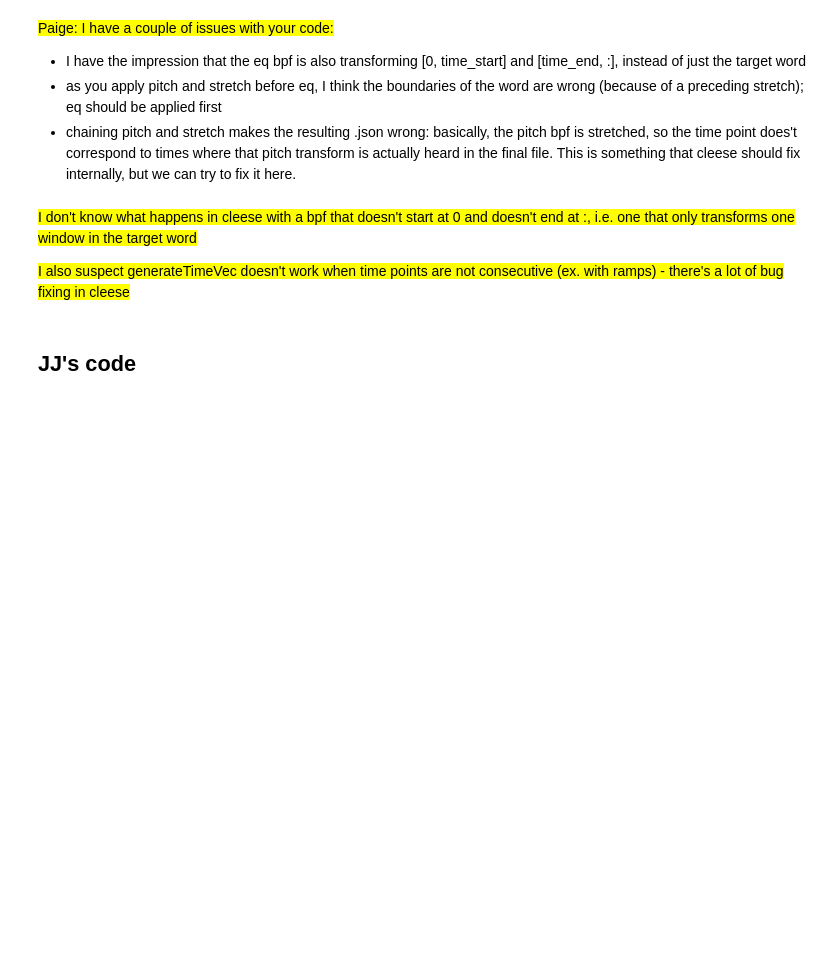
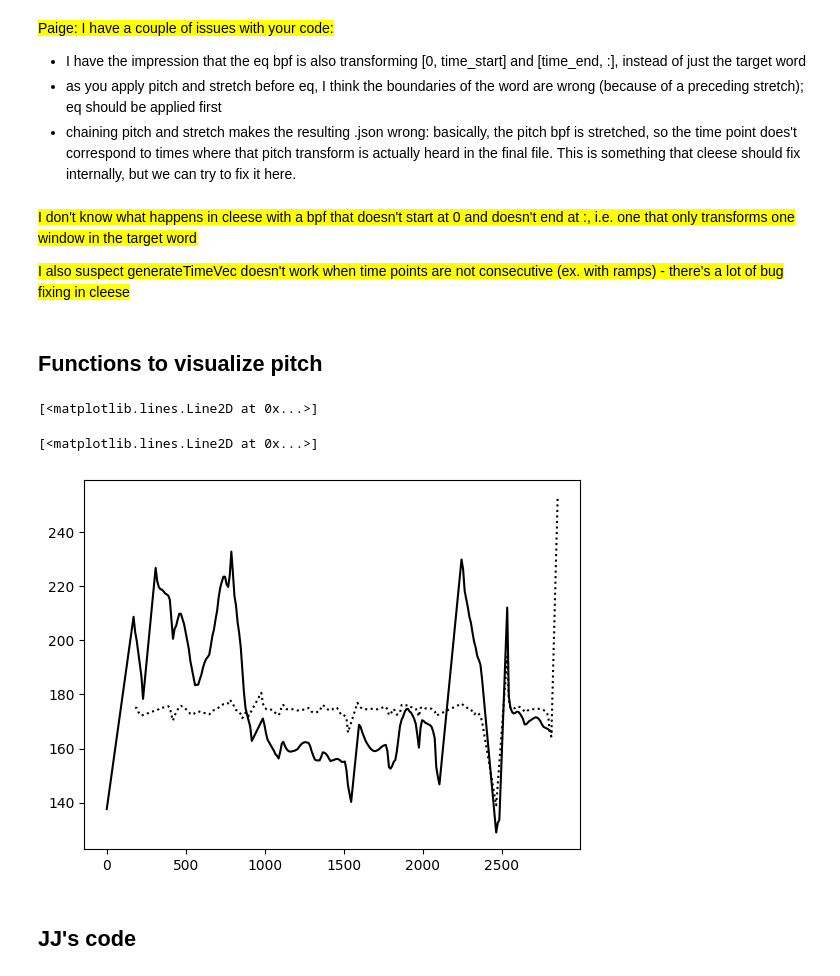
Before and after one commit to neuro-team-femto/vocal_ambiguity, a Jupyter notebook: stimulus_generation/generate_stimuli.ipynb, the cells around one changed output. Drawn from its saved outputs; the diff is of its cells as text; code cells hidden in the pictures; blank space fills up the shorter version.

```diff
--- a/stimulus_generation/generate_stimuli.ipynb
+++ b/stimulus_generation/generate_stimuli.ipynb
@@ -42,3 +56,5 @@ Because cleese chained and batched transformation (generating n files in one cal
 <mark> I don't know what happens in cleese with a bpf that doesn't start at 0 and doesn't end at :, i.e. one that only transforms one window in the target word </mark>
 
 <mark> I also suspect generateTimeVec doesn't work when time points are not consecutive (ex. with ramps) - there's a lot of bug fixing in cleese </mark>
+# %% [markdown]
+## Functions to visualize pitch
@@ -45,3 +117,39 @@ Because cleese chained and batched transformation (generating n files in one cal
+# %%
+import librosa
+def extract_pitch_interp(wave_in, sr, method='linear'):
+
+    times, pitch = extract_pitch(wave_in,sr, win=WIN_PITCH, bounds=BOUNDS)
+    pitch[np.where(pitch == 0)] = np.nan
+
+    # trim beginning and end nans
+    notnans = np.flatnonzero(~np.isnan(pitch))
+    if notnans.size:
+        pitch = pitch[notnans[0]: notnans[-1]+1]
+        times = times[notnans[0]: notnans[-1]+1]
+    else:
+        pitch = times = []
+
+    # interpolate nans
+    start_value = end_value = np.mean(pitch[np.nonzero(~np.isnan(pitch))])
+    pitch_interp = interpolate_pitch(pitch,
+                                 method=method,
+                                 start_value = start_value,
+                                 end_value = end_value)
+
+    return times, pitch_interp
+
+#wave_in, sr = librosa.load('..\\experiment\\revcor\\sounds\\chuang_fr_99_flat_ton1.wav')
+wave_in, sr = librosa.load('sounds\\bottle_feel.wav')
+times, pitch_interp = extract_pitch_interp(wave_in, sr, method='linear')
+plt.plot(times,pitch_interp,'k')
+
+wave_in, sr = librosa.load('sounds\\bottle_feel_175_flat.wav')
+times, pitch_interp = extract_pitch_interp(wave_in, sr, method='linear')
+plt.plot(times,pitch_interp,'k:')
+# %% [output]
+[<matplotlib.lines.Line2D at 0x...>]
+[<matplotlib.lines.Line2D at 0x...>]
+[figure, added]
 # %% [markdown]
 ## JJ's code
 # %%
```
Also changed, not shown: parts of 11 cells of this notebook.
